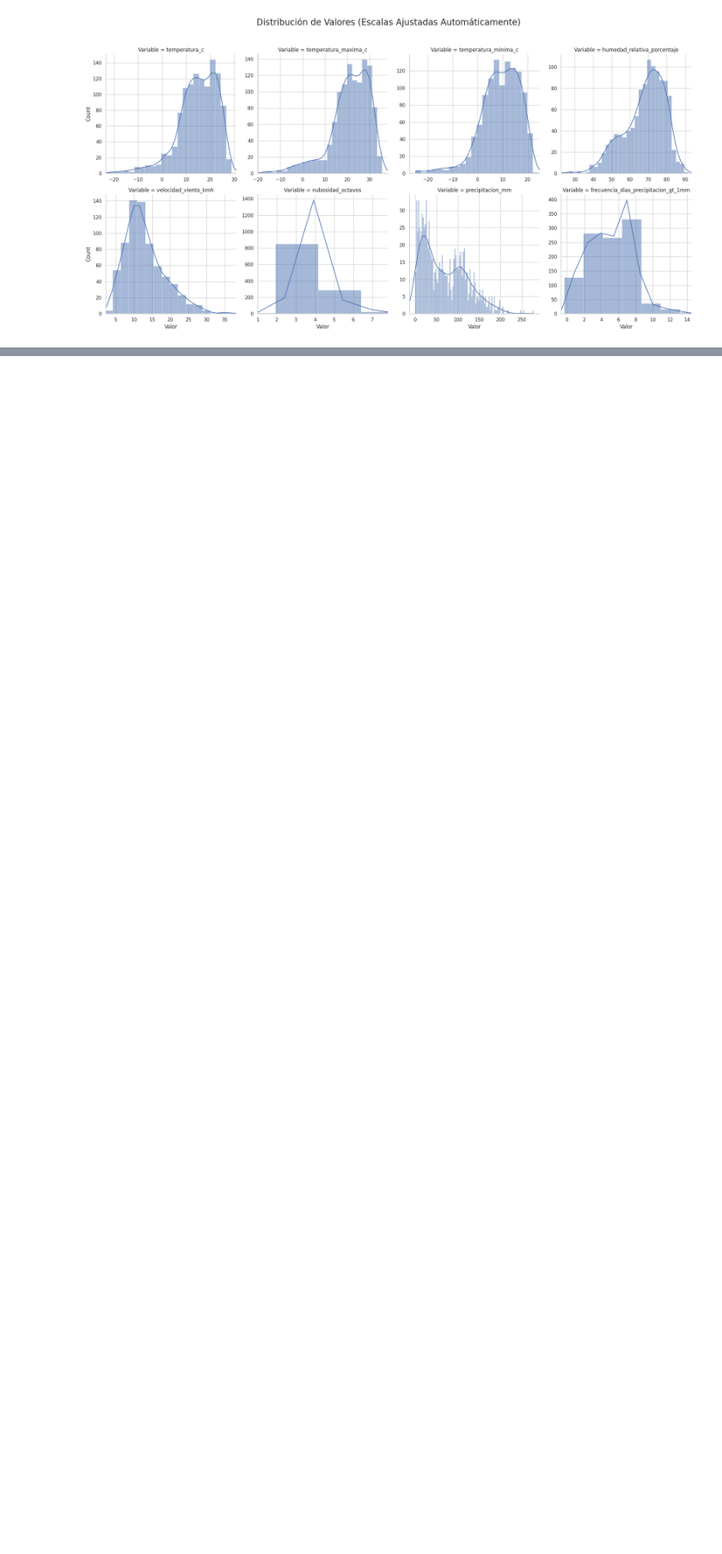
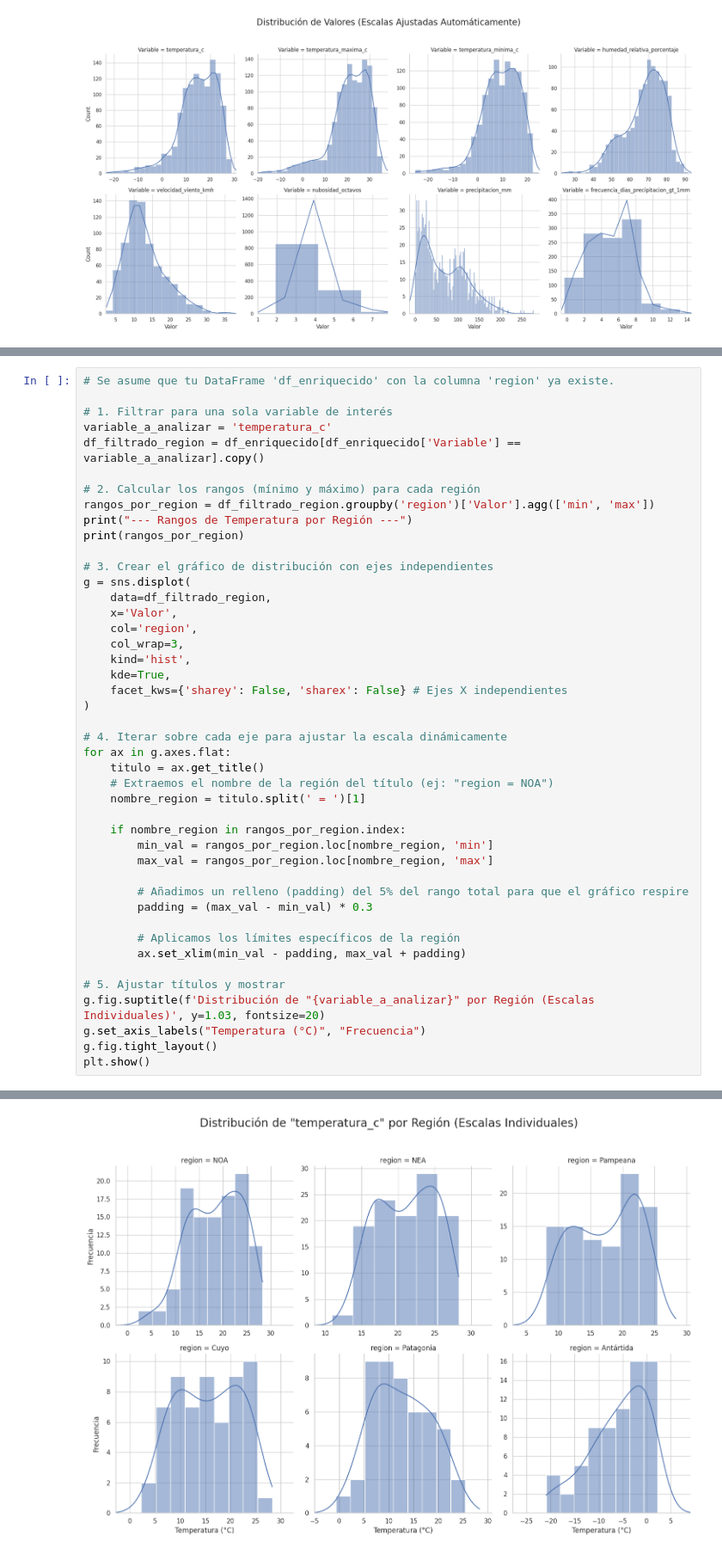
Before and after one commit to RodrigoGoni/EDA_meteorologica, a Jupyter notebook: eda.ipynb, the cells around one changed output, grey strips where cells are left out. Shown at 86% size. Drawn from its saved outputs; the diff is of its cells as text; blank space fills up the shorter version.

```diff
--- a/eda.ipynb
+++ b/eda.ipynb
@@ -415,3 +462,48 @@ SANTIAGO DEL ES  12.1  27.0
 TIERRA DEL FUEG   0.1  11.0
 TUCUMAN          12.3  25.3
 [figure]
+# %%
+# Se asume que tu DataFrame 'df_enriquecido' con la columna 'region' ya existe.
+
+# 1. Filtrar para una sola variable de interés
+variable_a_analizar = 'temperatura_c'
+df_filtrado_region = df_enriquecido[df_enriquecido['Variable'] == variable_a_analizar].copy()
+
+# 2. Calcular los rangos (mínimo y máximo) para cada región
+rangos_por_region = df_filtrado_region.groupby('region')['Valor'].agg(['min', 'max'])
+print("--- Rangos de Temperatura por Región ---")
+print(rangos_por_region)
+
+# 3. Crear el gráfico de distribución con ejes independientes
+g = sns.displot(
+    data=df_filtrado_region,
+    x='Valor',
+    col='region',
+    col_wrap=3,
+    kind='hist',
+    kde=True,
+    facet_kws={'sharey': False, 'sharex': False} # Ejes X independientes
+)
+
+# 4. Iterar sobre cada eje para ajustar la escala dinámicamente
+for ax in g.axes.flat:
+    titulo = ax.get_title()
+    # Extraemos el nombre de la región del título (ej: "region = NOA")
+    nombre_region = titulo.split(' = ')[1]
+
+    if nombre_region in rangos_por_region.index:
+        min_val = rangos_por_region.loc[nombre_region, 'min']
+        max_val = rangos_por_region.loc[nombre_region, 'max']
+
+        # Añadimos un relleno (padding) del 5% del rango total para que el gráfico respire
+        padding = (max_val - min_val) * 0.3
+
+        # Aplicamos los límites específicos de la región
+        ax.set_xlim(min_val - padding, max_val + padding)
+
+# 5. Ajustar títulos y mostrar
+g.fig.suptitle(f'Distribución de "{variable_a_analizar}" por Región (Escalas Individuales)', y=1.03, fontsize=20)
+g.set_axis_labels("Temperatura (°C)", "Frecuencia")
+g.fig.tight_layout()
+plt.show()
+# %% [output]
@@ -417,0 +519 @@ TUCUMAN          12.3  25.3
+[figure, added]
```
Also changed, not shown: parts of 5 cells of this notebook, 1 other file.
